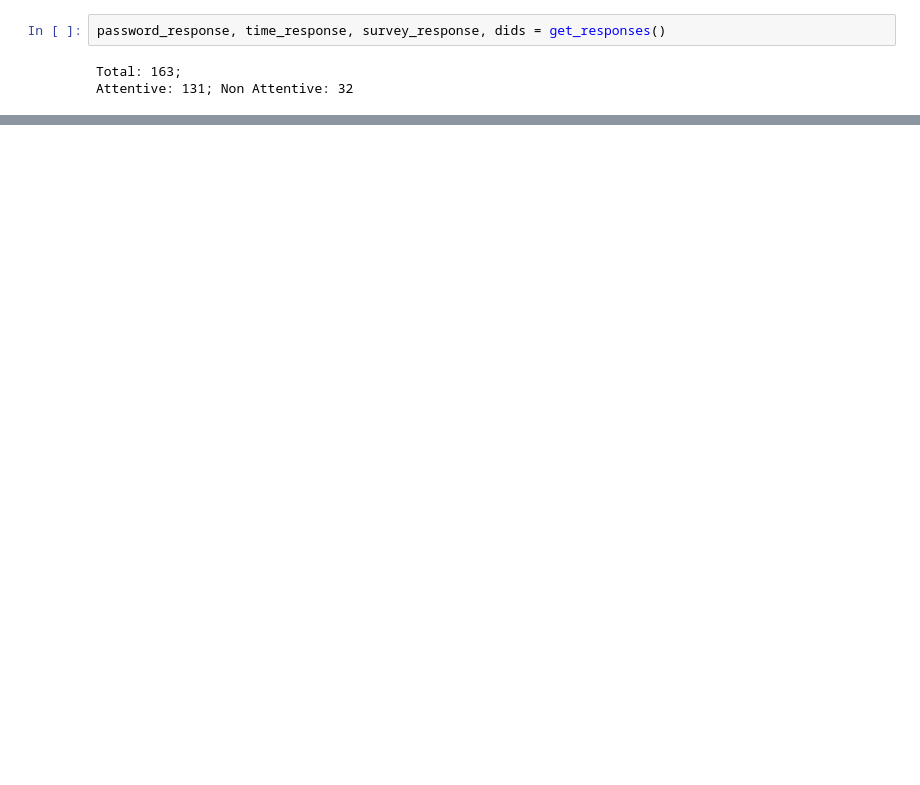
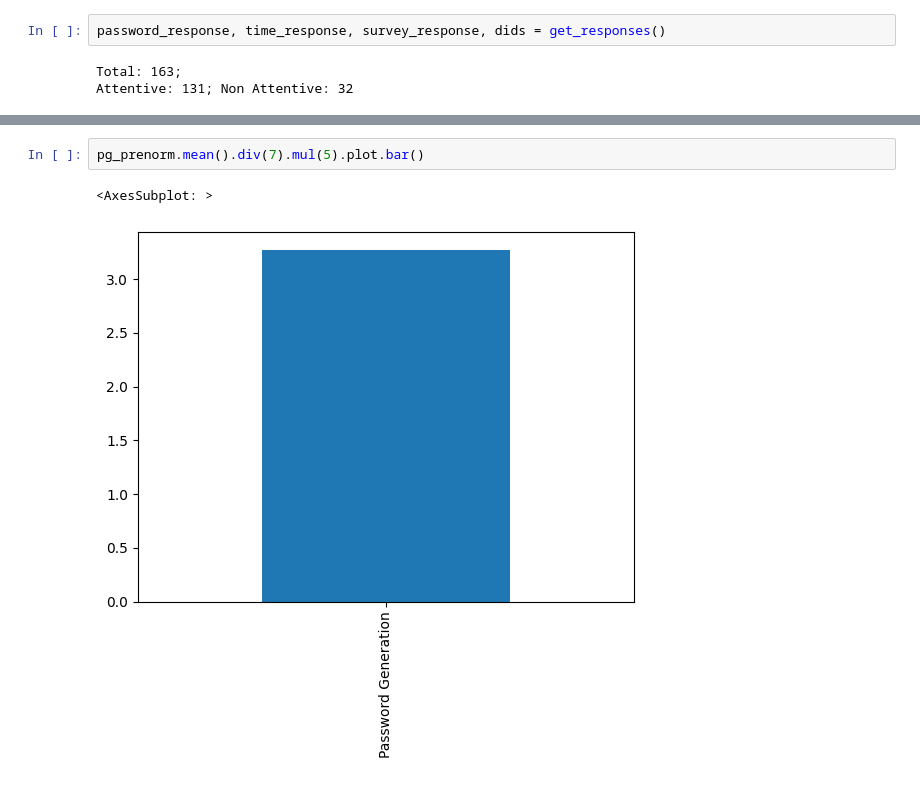
Before and after one commit to rizupaudel/designStudy, a Jupyter notebook: priming/analysis/password.ipynb, the cells around one changed output, grey strips where cells are left out. Drawn from its saved outputs; the diff is of its cells as text; blank space fills up the shorter version.

```diff
--- a/priming/analysis/password.ipynb
+++ b/priming/analysis/password.ipynb
@@ -127,0 +130,5 @@ spass
+# %%
+pg_prenorm.mean().div(7).mul(5).plot.bar()
+# %% [output]
+<AxesSubplot: >
+[figure, added]
```
Also changed, not shown: parts of 11 cells of this notebook, 8 other files.
